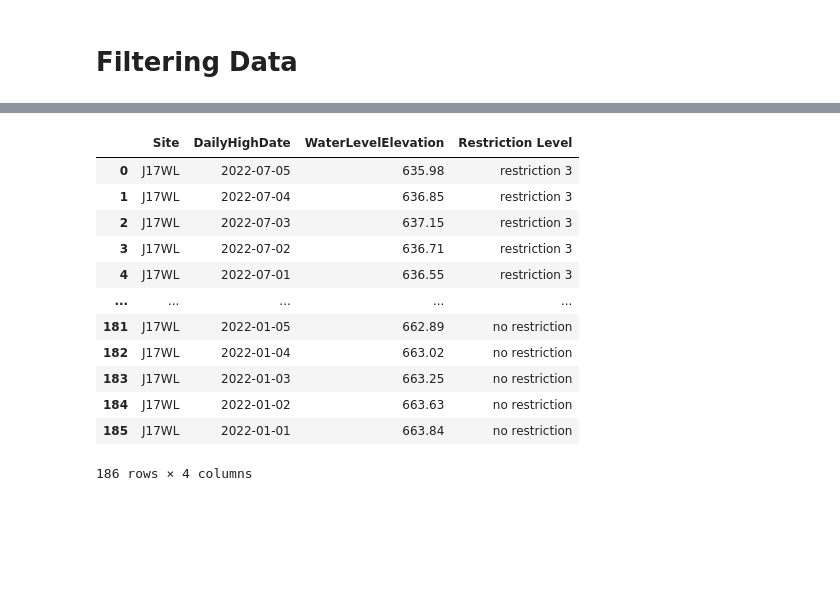
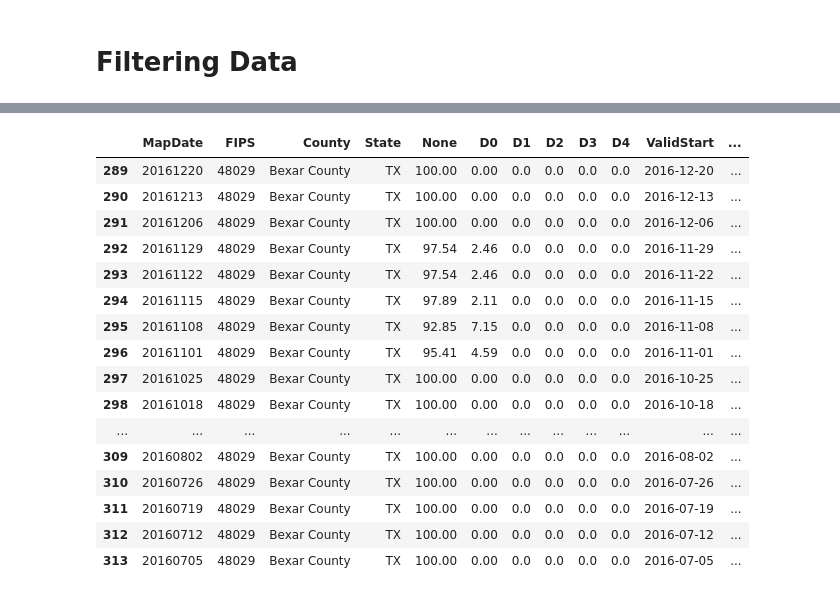
Before and after one commit to Shwetbaba/A-Review-of-the-Effectiveness-of-the-San-Antonio-Water-System-SAWS-Water-Restrictions-Policies, a Jupyter notebook: Group Project-1 Master Code.ipynb, the cells around one changed output, grey strips where cells are left out. Cells and saved outputs as stored; diff of their text form; code cells hidden in the pictures; blank space fills up the shorter version.

```diff
--- a/Group Project-1 Master Code.ipynb
+++ b/Group Project-1 Master Code.ipynb
@@ -199,16 +183,20 @@ Weather_Data_2016_df
-# %%
-J17_2022_df
-# %% [output]
-|  | Site | DailyHighDate | WaterLevelElevation | Restriction Level |
-| 0 | J17WL | 2022-07-05 | 635.98 | restriction 3 |
-| 1 | J17WL | 2022-07-04 | 636.85 | restriction 3 |
-| 2 | J17WL | 2022-07-03 | 637.15 | restriction 3 |
-| 3 | J17WL | 2022-07-02 | 636.71 | restriction 3 |
-| 4 | J17WL | 2022-07-01 | 636.55 | restriction 3 |
-| ... | ... | ... | ... | ... |
-| 181 | J17WL | 2022-01-05 | 662.89 | no restriction |
-| 182 | J17WL | 2022-01-04 | 663.02 | no restriction |
-| 183 | J17WL | 2022-01-03 | 663.25 | no restriction |
-| 184 | J17WL | 2022-01-02 | 663.63 | no restriction |
-| 185 | J17WL | 2022-01-01 | 663.84 | no restriction |
-186 rows × 4 columns
+# %%
+Drought_Data_2016_df
+# %% [output]
+|  | MapDate | FIPS | County | State | None | D0 | D1 | D2 | D3 | D4 | ValidStart | ... |
+| 289 | 20161220 | 48029 | Bexar County | TX | 100.00 | 0.00 | 0.0 | 0.0 | 0.0 | 0.0 | 2016-12-20 | ... |
+| 290 | 20161213 | 48029 | Bexar County | TX | 100.00 | 0.00 | 0.0 | 0.0 | 0.0 | 0.0 | 2016-12-13 | ... |
+| 291 | 20161206 | 48029 | Bexar County | TX | 100.00 | 0.00 | 0.0 | 0.0 | 0.0 | 0.0 | 2016-12-06 | ... |
+| 292 | 20161129 | 48029 | Bexar County | TX | 97.54 | 2.46 | 0.0 | 0.0 | 0.0 | 0.0 | 2016-11-29 | ... |
+| 293 | 20161122 | 48029 | Bexar County | TX | 97.54 | 2.46 | 0.0 | 0.0 | 0.0 | 0.0 | 2016-11-22 | ... |
+| 294 | 20161115 | 48029 | Bexar County | TX | 97.89 | 2.11 | 0.0 | 0.0 | 0.0 | 0.0 | 2016-11-15 | ... |
+| 295 | 20161108 | 48029 | Bexar County | TX | 92.85 | 7.15 | 0.0 | 0.0 | 0.0 | 0.0 | 2016-11-08 | ... |
+| 296 | 20161101 | 48029 | Bexar County | TX | 95.41 | 4.59 | 0.0 | 0.0 | 0.0 | 0.0 | 2016-11-01 | ... |
+| 297 | 20161025 | 48029 | Bexar County | TX | 100.00 | 0.00 | 0.0 | 0.0 | 0.0 | 0.0 | 2016-10-25 | ... |
+| 298 | 20161018 | 48029 | Bexar County | TX | 100.00 | 0.00 | 0.0 | 0.0 | 0.0 | 0.0 | 2016-10-18 | ... |
+| ... | ... | ... | ... | ... | ... | ... | ... | ... | ... | ... | ... | ... |
+| 309 | 20160802 | 48029 | Bexar County | TX | 100.00 | 0.00 | 0.0 | 0.0 | 0.0 | 0.0 | 2016-08-02 | ... |
+| 310 | 20160726 | 48029 | Bexar County | TX | 100.00 | 0.00 | 0.0 | 0.0 | 0.0 | 0.0 | 2016-07-26 | ... |
+| 311 | 20160719 | 48029 | Bexar County | TX | 100.00 | 0.00 | 0.0 | 0.0 | 0.0 | 0.0 | 2016-07-19 | ... |
+| 312 | 20160712 | 48029 | Bexar County | TX | 100.00 | 0.00 | 0.0 | 0.0 | 0.0 | 0.0 | 2016-07-12 | ... |
+| 313 | 20160705 | 48029 | Bexar County | TX | 100.00 | 0.00 | 0.0 | 0.0 | 0.0 | 0.0 | 2016-07-05 | ... |
```
Also changed, not shown: parts of 3 cells of this notebook.
